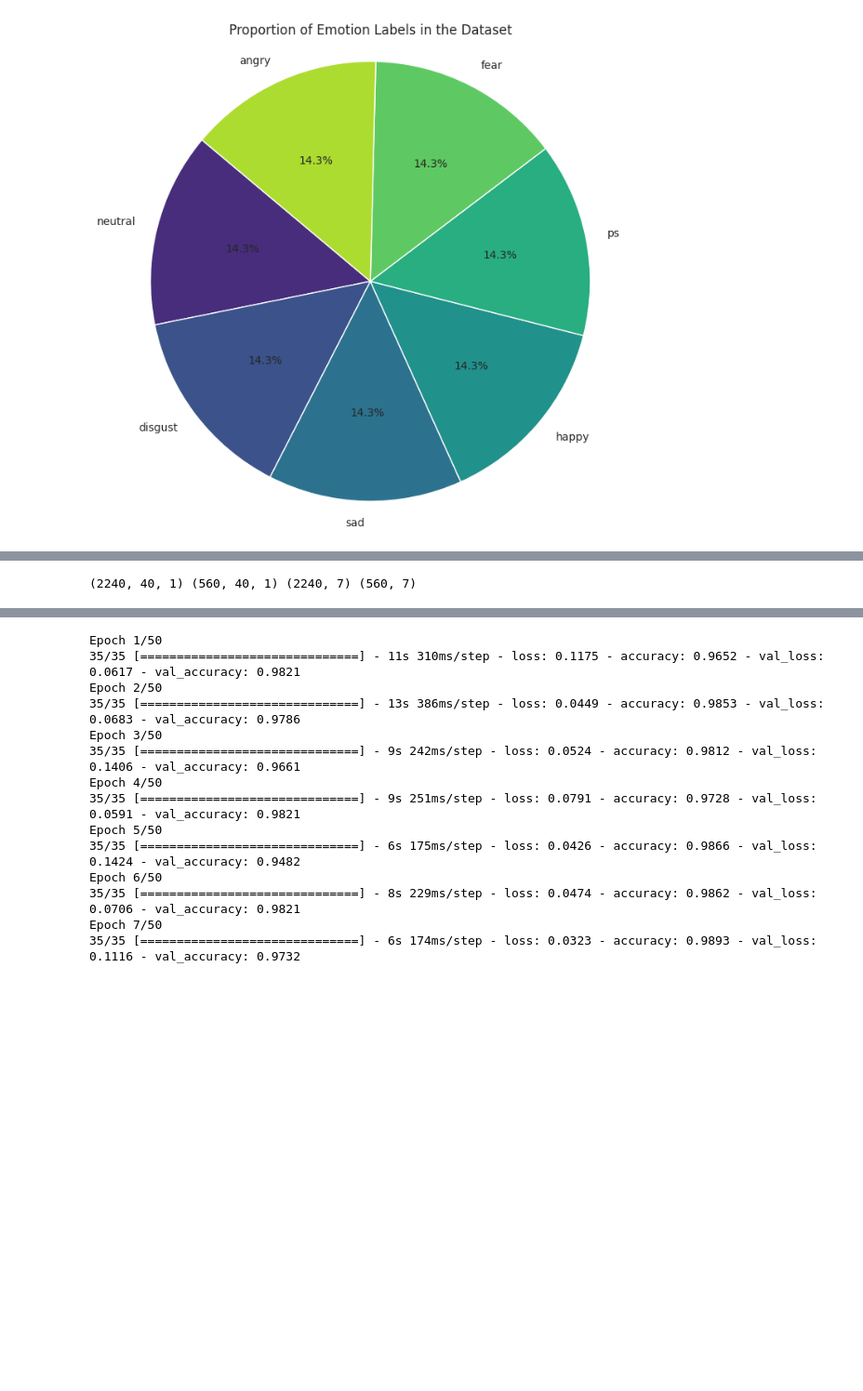
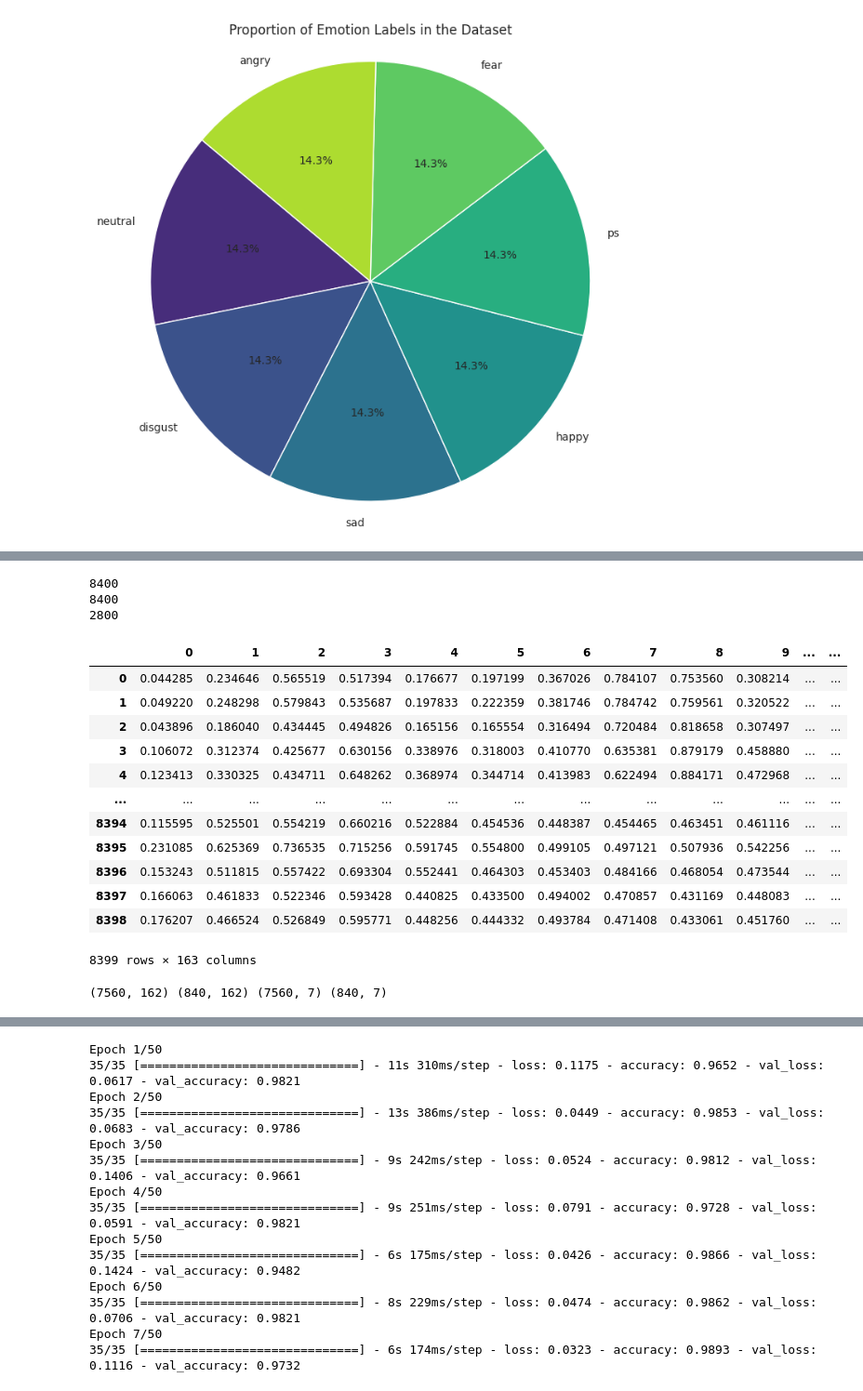
Before and after one commit to umairaziz719/SoundSense-Sentiment-Analysis, a Jupyter notebook: soundsense.ipynb, the cells around one changed output, grey strips where cells are left out. Shown at 93% size. Cells and saved outputs as stored; diff of their text form; code cells hidden in the pictures; blank space fills up the shorter version.

Commit message:
add data agumentation

```diff
--- a/soundsense.ipynb
+++ b/soundsense.ipynb
@@ -303,0 +301,57 @@ print(y.shape)
+# %%
+def export_process(path):
+
+    data,sample_rate = librosa.load(path,duration=2.5,offset=0.6)
+
+    output_1 = extract_process(data,sample_rate)
+    result = np.array(output_1)
+
+    noise_out = add_noise(data)
+    output_2 = extract_process(noise_out,sample_rate)
+    result = np.vstack((result,output_2))
+
+    new_out = stretch_process(data)
+    strectch_pitch = pitch_process(new_out,sample_rate)
+    output_3 = extract_process(strectch_pitch,sample_rate)
+    result = np.vstack((result,output_3))
+
+    return result
+# %%
+x_Train, y_Train = [],[]
+
+for path,emotion in zip(df['speech'],df['label']):
+
+    features = export_process(path)
+
+    for element in features:
+        x_Train.append(element)
+        y_Train.append(emotion)
+# %%
+print(len(x_Train))
+print(len(y_Train))
+print(len(df['speech']))
+# %% [output]
+8400
+8400
+2800
+# %%
+data = pd.DataFrame(x_Train)
+data["speech"] = y_Train
+
+data.to_csv("New_Wav_Set.csv",index=False)
+# %%
+data.head(-1)
+# %% [output]
+|  | 0 | 1 | 2 | 3 | 4 | 5 | 6 | 7 | 8 | 9 | ... | ... |
+| 0 | 0.044285 | 0.234646 | 0.565519 | 0.517394 | 0.176677 | 0.197199 | 0.367026 | 0.784107 | 0.753560 | 0.308214 | ... | ... |
+| 1 | 0.049220 | 0.248298 | 0.579843 | 0.535687 | 0.197833 | 0.222359 | 0.381746 | 0.784742 | 0.759561 | 0.320522 | ... | ... |
+| 2 | 0.043896 | 0.186040 | 0.434445 | 0.494826 | 0.165156 | 0.165554 | 0.316494 | 0.720484 | 0.818658 | 0.307497 | ... | ... |
+| 3 | 0.106072 | 0.312374 | 0.425677 | 0.630156 | 0.338976 | 0.318003 | 0.410770 | 0.635381 | 0.879179 | 0.458880 | ... | ... |
+| 4 | 0.123413 | 0.330325 | 0.434711 | 0.648262 | 0.368974 | 0.344714 | 0.413983 | 0.622494 | 0.884171 | 0.472968 | ... | ... |
+| ... | ... | ... | ... | ... | ... | ... | ... | ... | ... | ... | ... | ... |
+| 8394 | 0.115595 | 0.525501 | 0.554219 | 0.660216 | 0.522884 | 0.454536 | 0.448387 | 0.454465 | 0.463451 | 0.461116 | ... | ... |
+| 8395 | 0.231085 | 0.625369 | 0.736535 | 0.715256 | 0.591745 | 0.554800 | 0.499105 | 0.497121 | 0.507936 | 0.542256 | ... | ... |
+| 8396 | 0.153243 | 0.511815 | 0.557422 | 0.693304 | 0.552441 | 0.464303 | 0.453403 | 0.484166 | 0.468054 | 0.473544 | ... | ... |
+| 8397 | 0.166063 | 0.461833 | 0.522346 | 0.593428 | 0.440825 | 0.433500 | 0.494002 | 0.470857 | 0.431169 | 0.448083 | ... | ... |
+| 8398 | 0.176207 | 0.466524 | 0.526849 | 0.595771 | 0.448256 | 0.444332 | 0.493784 | 0.471408 | 0.433061 | 0.451760 | ... | ... |
+8399 rows × 163 columns
@@ -304,8 +366,8 @@ print(y.shape)
 # %%
 # Split the dataset into training and validation sets
-X_train, X_val, y_train, y_val = train_test_split(X, y, test_size=0.2, random_state=42)
+X_train, X_val, y_train, y_val = train_test_split(X,Y,train_size=0.9,random_state=42,shuffle=True)
 
 # Check the shapes of the resulting training and validation sets
 print(X_train.shape, X_val.shape, y_train.shape, y_val.shape)
 # %% [output]
-(2240, 40, 1) (560, 40, 1) (2240, 7) (560, 7)
+(7560, 162) (840, 162) (7560, 7) (840, 7)
```
Also changed, not shown: parts of 21 cells of this notebook.
